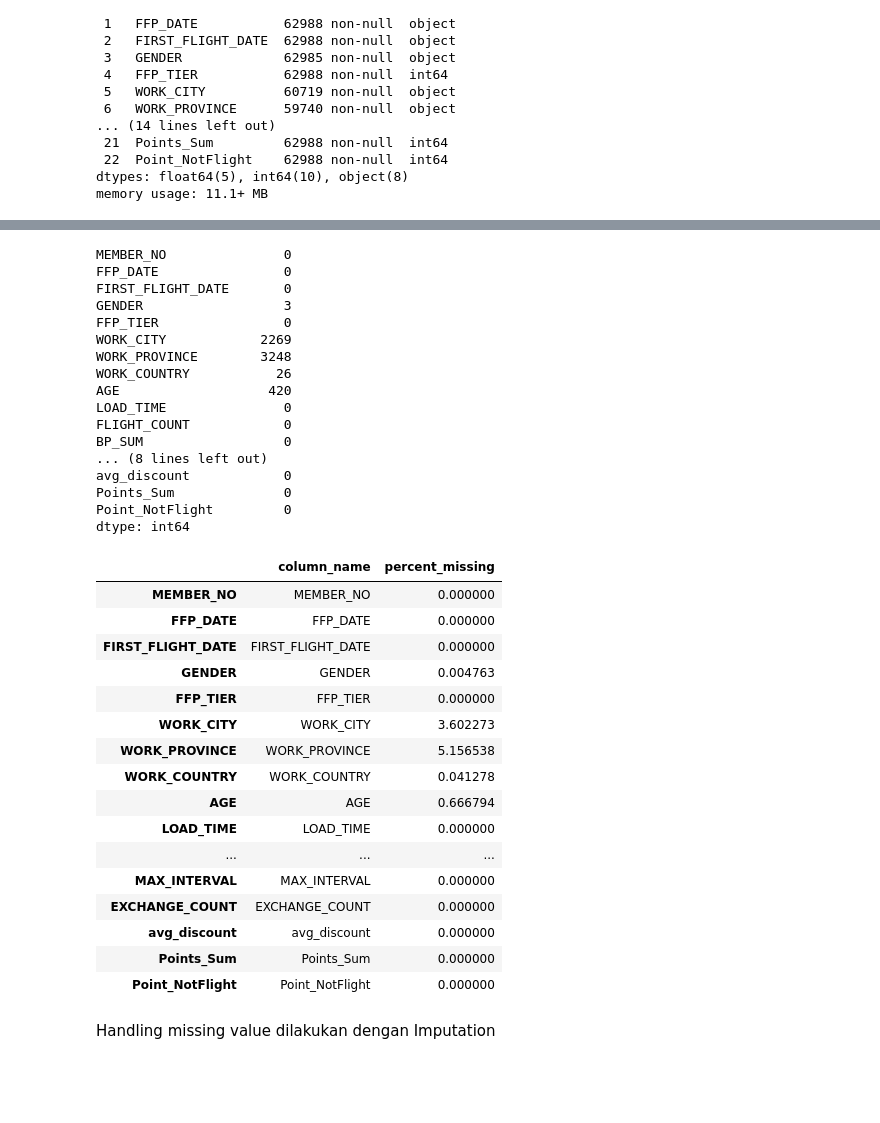
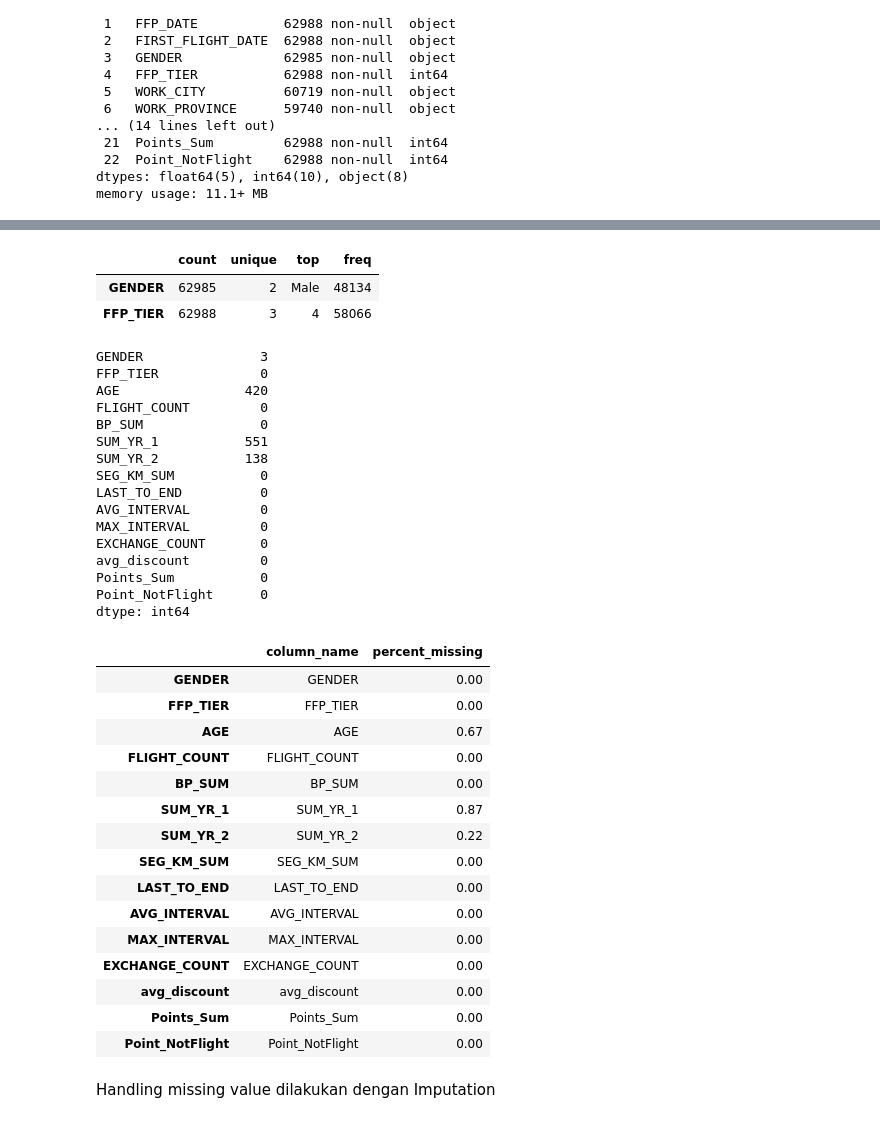
Before and after one commit to arsand07/Airline-Customer-Value-Analysis, a Jupyter notebook: unsupervised.ipynb, the cells around one changed output, grey strips where cells are left out. Cells and saved outputs as stored; diff of their text form; code cells hidden in the pictures; blank space fills up the shorter version.

```diff
--- a/unsupervised.ipynb
+++ b/unsupervised.ipynb
@@ -52,0 +58,2 @@ memory usage: 11.1+ MB
+# %%
+df['FFP_TIER'] = df['FFP_TIER'].astype(object)
@@ -53,3 +62,5 @@ memory usage: 11.1+ MB
+# %%
+df.drop(columns=['MEMBER_NO','WORK_CITY','WORK_PROVINCE','WORK_COUNTRY','LOAD_TIME','FFP_DATE','FIRST_FLIGHT_DATE','LAST_FLIGHT_DATE'], inplace=True)
 # %%
 #membagi data dalam numerik dan kategorik
 num = df.select_dtypes('number').columns
@@ -57,47 +85,51 @@ kat = df.select_dtypes('object').columns
+# %%
+df[kat].describe().T
+# %% [output]
+|  | count | unique | top | freq |
+| GENDER | 62985 | 2 | Male | 48134 |
+| FFP_TIER | 62988 | 3 | 4 | 58066 |
 # %%
 # menampilkan jumlah null
 df.isna().sum()
 # %% [output]
-MEMBER_NO               0
-FFP_DATE                0
-FIRST_FLIGHT_DATE       0
-GENDER                  3
-FFP_TIER                0
-WORK_CITY            2269
-WORK_PROVINCE        3248
-WORK_COUNTRY           26
-AGE                   420
-LOAD_TIME               0
-FLIGHT_COUNT            0
-BP_SUM                  0
-... (8 lines left out)
-avg_discount            0
-Points_Sum              0
-Point_NotFlight         0
+GENDER               3
+FFP_TIER             0
+AGE                420
+FLIGHT_COUNT         0
+BP_SUM               0
+SUM_YR_1           551
+SUM_YR_2           138
+SEG_KM_SUM           0
+LAST_TO_END          0
+AVG_INTERVAL         0
+MAX_INTERVAL         0
+EXCHANGE_COUNT       0
+avg_discount         0
+Points_Sum           0
+Point_NotFlight      0
 dtype: int64
 # %%
 # persentase missing value
 percent_missing = df.isnull().sum() * 100 / len(df)
 missing_value_df = pd.DataFrame({'column_name': df.columns,
-                                 'percent_missing': percent_missing})
+                                 'percent_missing': round(percent_missing,2)})
 missing_value_df
 # %% [output]
 |  | column_name | percent_missing |
-| MEMBER_NO | MEMBER_NO | 0.000000 |
-| FFP_DATE | FFP_DATE | 0.000000 |
-| FIRST_FLIGHT_DATE | FIRST_FLIGHT_DATE | 0.000000 |
-| GENDER | GENDER | 0.004763 |
-| FFP_TIER | FFP_TIER | 0.000000 |
-| WORK_CITY | WORK_CITY | 3.602273 |
-| WORK_PROVINCE | WORK_PROVINCE | 5.156538 |
-| WORK_COUNTRY | WORK_COUNTRY | 0.041278 |
-| AGE | AGE | 0.666794 |
-| LOAD_TIME | LOAD_TIME | 0.000000 |
-| ... | ... | ... |
-| MAX_INTERVAL | MAX_INTERVAL | 0.000000 |
-| EXCHANGE_COUNT | EXCHANGE_COUNT | 0.000000 |
-| avg_discount | avg_discount | 0.000000 |
-| Points_Sum | Points_Sum | 0.000000 |
-| Point_NotFlight | Point_NotFlight | 0.000000 |
+| GENDER | GENDER | 0.00 |
+| FFP_TIER | FFP_TIER | 0.00 |
+| AGE | AGE | 0.67 |
+| FLIGHT_COUNT | FLIGHT_COUNT | 0.00 |
+| BP_SUM | BP_SUM | 0.00 |
+| SUM_YR_1 | SUM_YR_1 | 0.87 |
+| SUM_YR_2 | SUM_YR_2 | 0.22 |
+| SEG_KM_SUM | SEG_KM_SUM | 0.00 |
+| LAST_TO_END | LAST_TO_END | 0.00 |
+| AVG_INTERVAL | AVG_INTERVAL | 0.00 |
+| MAX_INTERVAL | MAX_INTERVAL | 0.00 |
+| EXCHANGE_COUNT | EXCHANGE_COUNT | 0.00 |
+| avg_discount | avg_discount | 0.00 |
+| Points_Sum | Points_Sum | 0.00 |
+| Point_NotFlight | Point_NotFlight | 0.00 |
 # %% [markdown]
 Handling missing value dilakukan dengan Imputation
```
Also changed, not shown: parts of 39 cells of this notebook.
